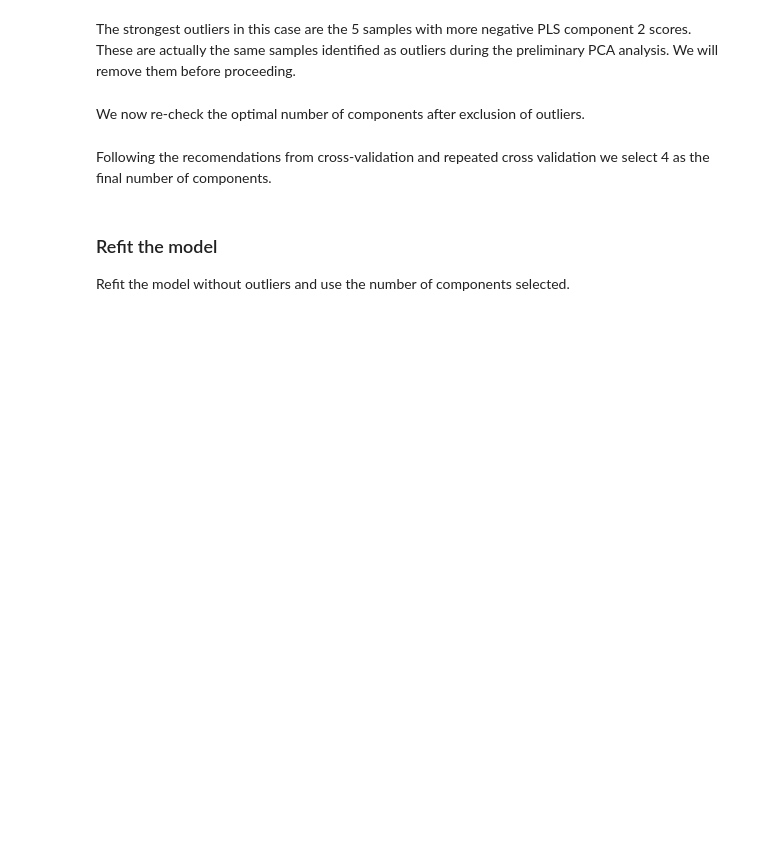
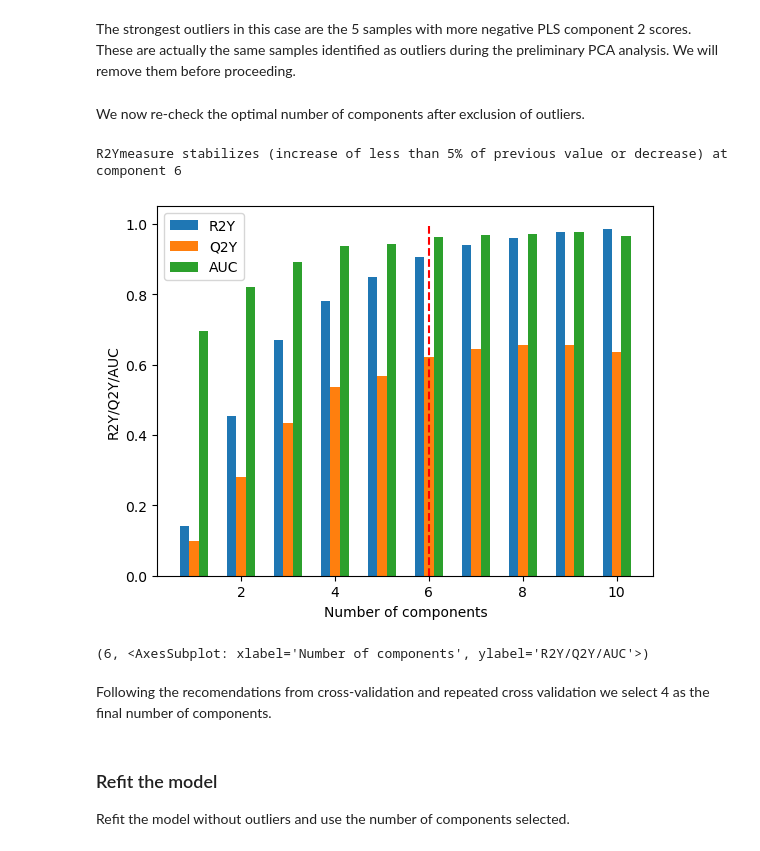
Before and after one commit to IPTC-DataAnalysisCourse/chemometrics-tutorials, a Jupyter notebook: Multivariate Analysis - Supervised Analysis with PLS-DA.ipynb, the cells around one changed output. Cells and saved outputs as stored; diff of their text form; code cells hidden in the pictures; blank space fills up the shorter version.

```diff
--- a/Multivariate Analysis - Supervised Analysis with PLS-DA.ipynb
+++ b/Multivariate Analysis - Supervised Analysis with PLS-DA.ipynb
@@ -281,3 +312,9 @@ pls_da.scree_plot(x_no_outliers, y_no_outliers, total_comps=10)
+# %%
+pls_da.scree_plot(metric = ['R2Y', 'Q2Y','AUC'])
+# %% [output]
+R2Ymeasure stabilizes (increase of less than 5% of previous value or decrease) at component 6
+[figure, added]
+(6, <AxesSubplot: xlabel='Number of components', ylabel='R2Y/Q2Y/AUC'>)
 # %%
 # # Repeated cross_validation - DO NOT RUN IN COLAB
 # rep_cv = pls_da.repeated_cv(x_no_outliers, y_no_outliers, repeats=6, total_comps=10)
```
Also changed, not shown: parts of 34 cells of this notebook, 4 other files.
